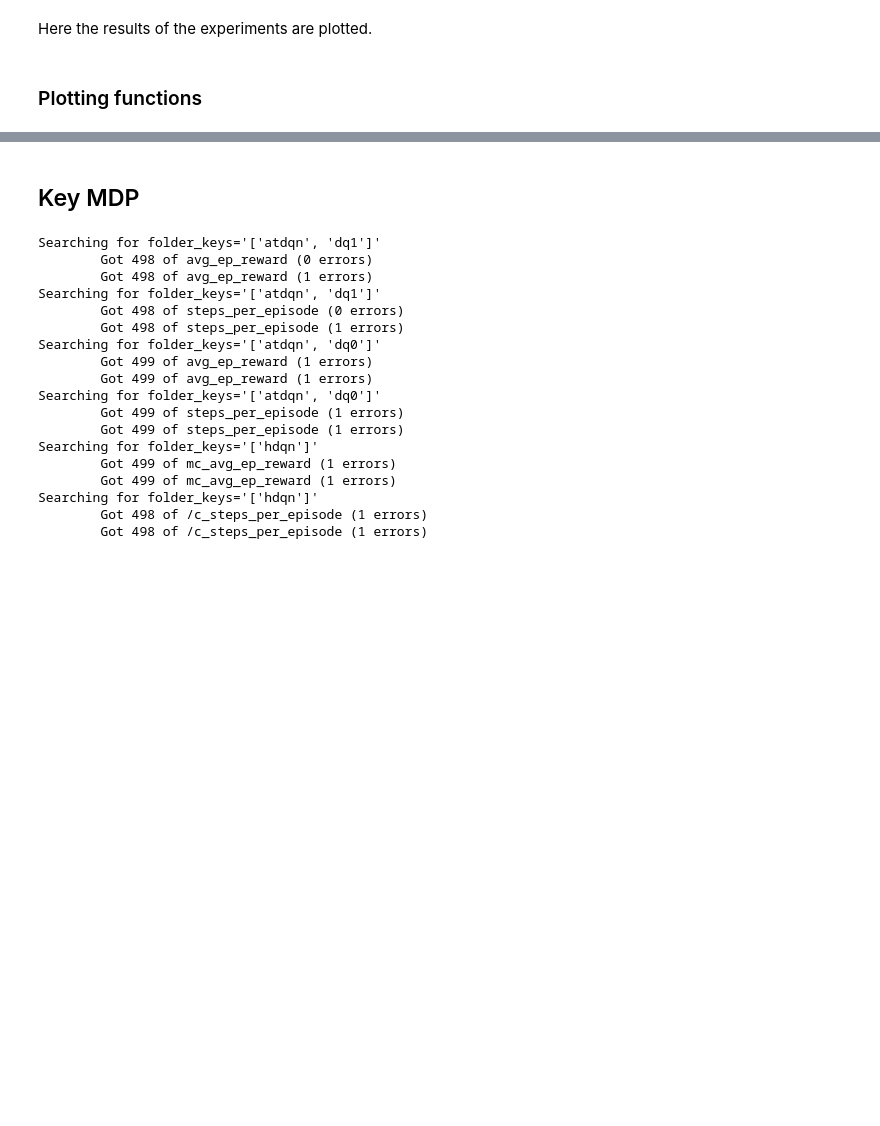
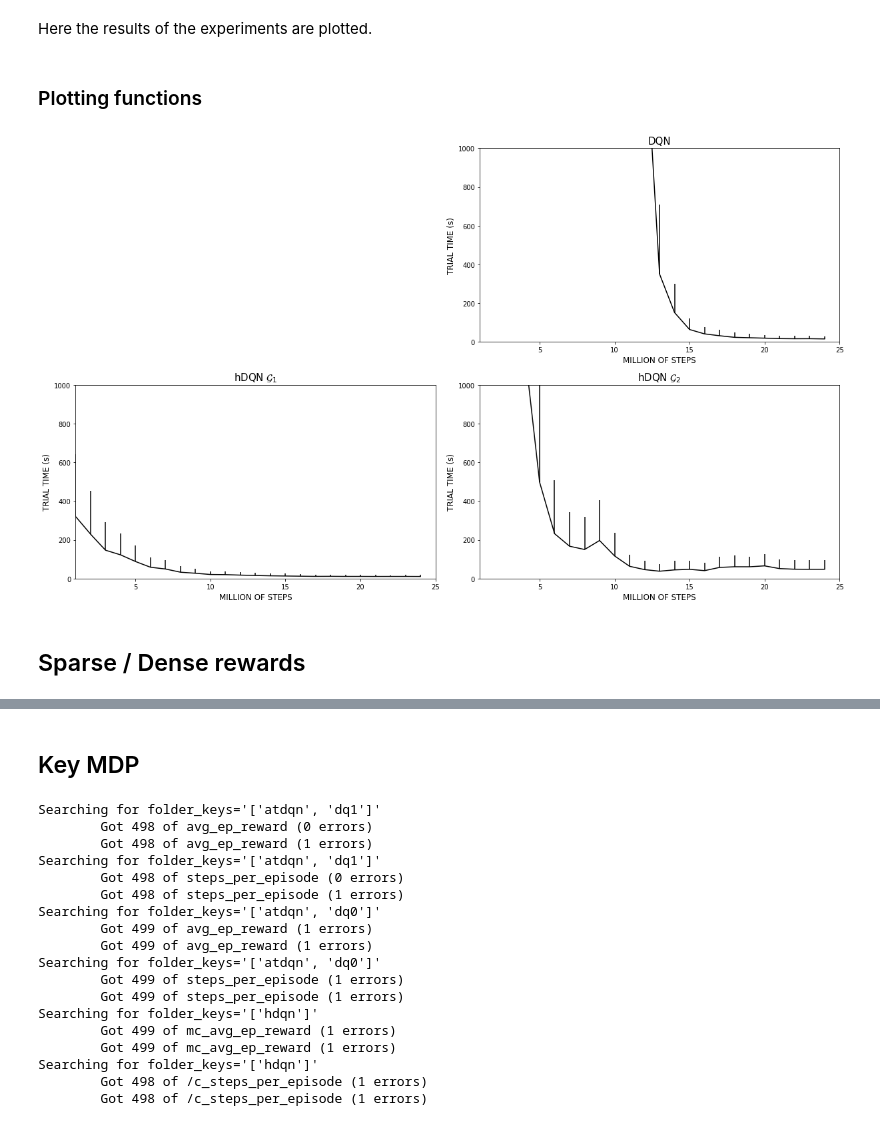
Before and after one commit to hipoglucido/Hierarchical-DRL-Tensorflow, a Jupyter notebook: plots.ipynb, the cells around one changed output, grey strips where cells are left out. Cells and saved outputs as stored; diff of their text form; code cells hidden in the pictures; blank space fills up the shorter version.

```diff
--- a/plots.ipynb
+++ b/plots.ipynb
@@ -186,0 +233,27 @@ debug = 0
+# %%
+plt.figure(figsize = (17, 10))
+for i in range(3):
+    data = datas[i]
+    means = data['means']
+    stds = data['stds']
+    run = data['run']
+    plt.subplot(2, 2, 2 + i)
+    neg_err = [0 for _ in stds]
+    plt.errorbar(iterations, means, yerr = (neg_err, stds), color = 'black')
+    plt.ylabel("TRIAL TIME (s)", fontsize = int(fontsize * .8))
+    plt.xlabel("MILLION OF STEPS", fontsize = int(fontsize * .8))
+    if 'atdqn' in run:
+        title = 'DQN'
+    elif 'gg3' in run:
+        title = 'hDQN $\mathcal{G}_1$'
+    elif 'gg4' in run:
+        title = 'hDQN $\mathcal{G}_2$'
+    plt.ylim([0, 1000])
+    plt.xlim([1, 25])
+    plt.title(title, fontsize = fontsize)
+plt.tight_layout()
+plt.show()
+# %% [output]
+[figure, added]
+# %% [markdown]
+## Sparse / Dense rewards
```
Also changed, not shown: parts of 16 cells of this notebook, 3 other files.
